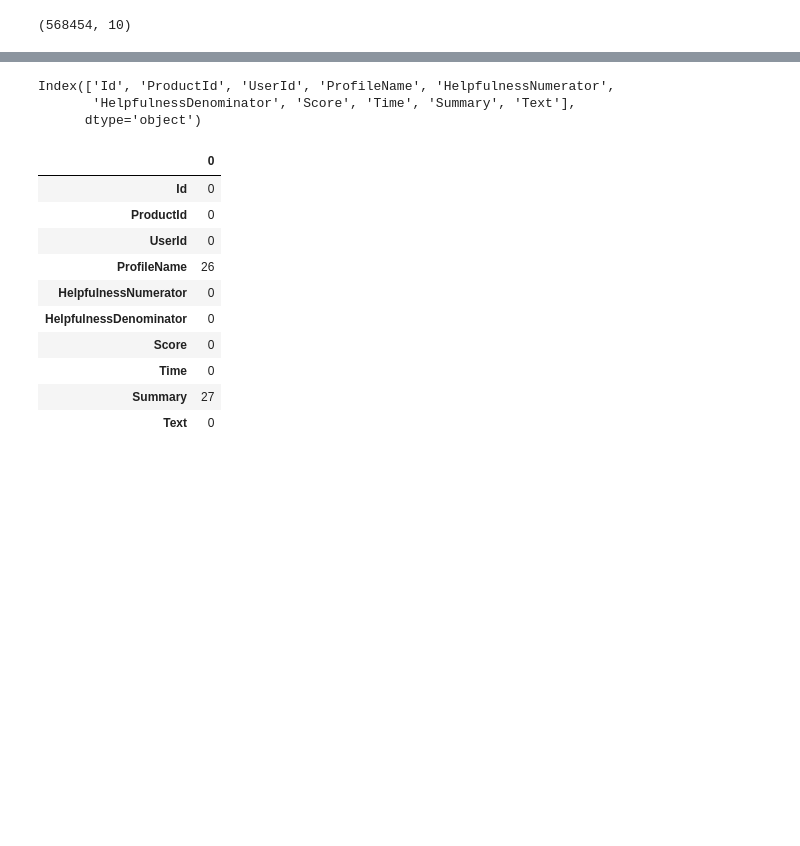
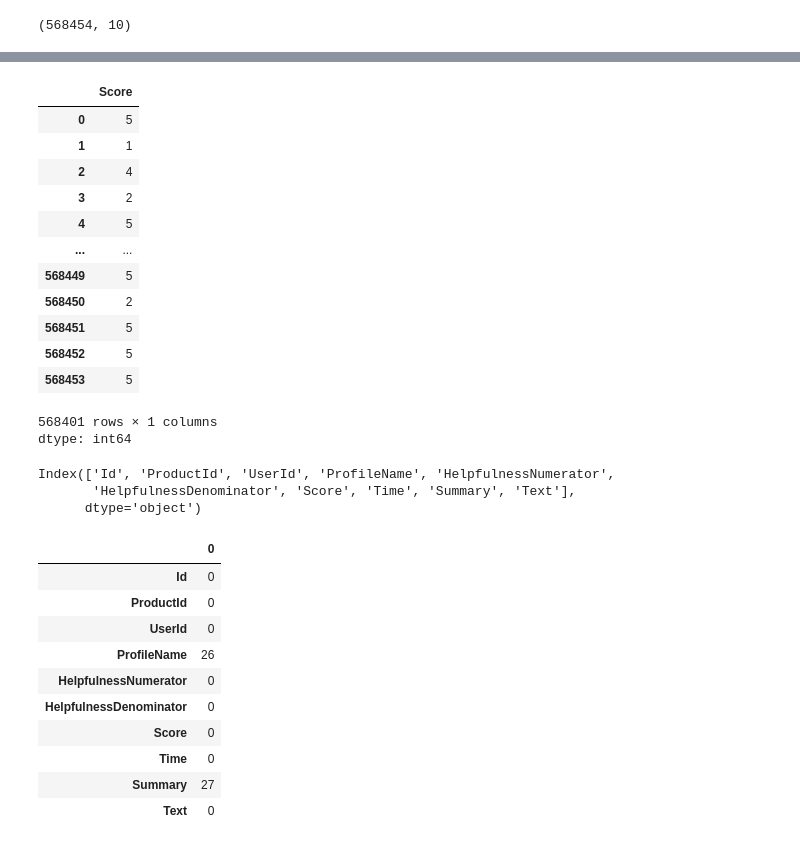
Before and after one commit to Gokul99400/SentimentAnalysis, a Jupyter notebook: Sentiment_Analysis_Project.ipynb, the cells around one changed output, grey strips where cells are left out. Cells and saved outputs as stored; diff of their text form; code cells hidden in the pictures; blank space fills up the shorter version.

```diff
--- a/Sentiment_Analysis_Project.ipynb
+++ b/Sentiment_Analysis_Project.ipynb
@@ -44,3 +78,20 @@ df.shape #show the first row and column in dataset
+# %%
+df['Score']
+# %% [output]
+|  | Score |
+| 0 | 5 |
+| 1 | 1 |
+| 2 | 4 |
+| 3 | 2 |
+| 4 | 5 |
+| ... | ... |
+| 568449 | 5 |
+| 568450 | 2 |
+| 568451 | 5 |
+| 568452 | 5 |
+| 568453 | 5 |
+568401 rows × 1 columns
+dtype: int64
 # %%
 df.columns
 # %% [output]
```
Also changed, not shown: parts of 4 cells of this notebook.
